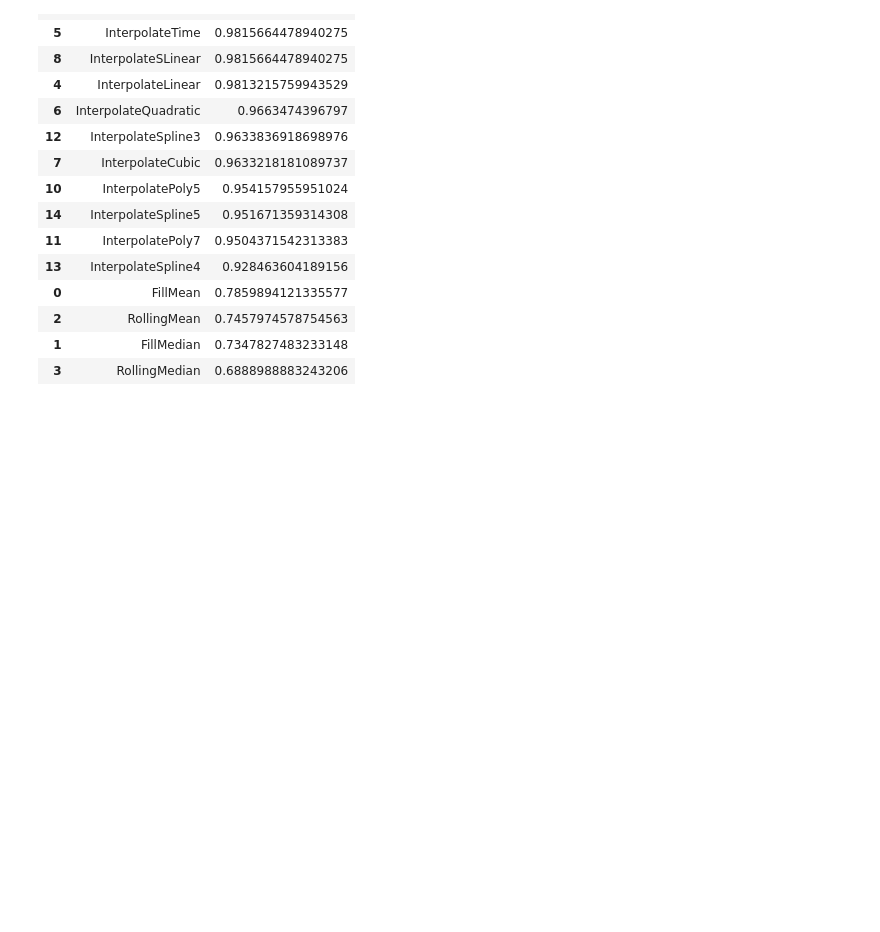
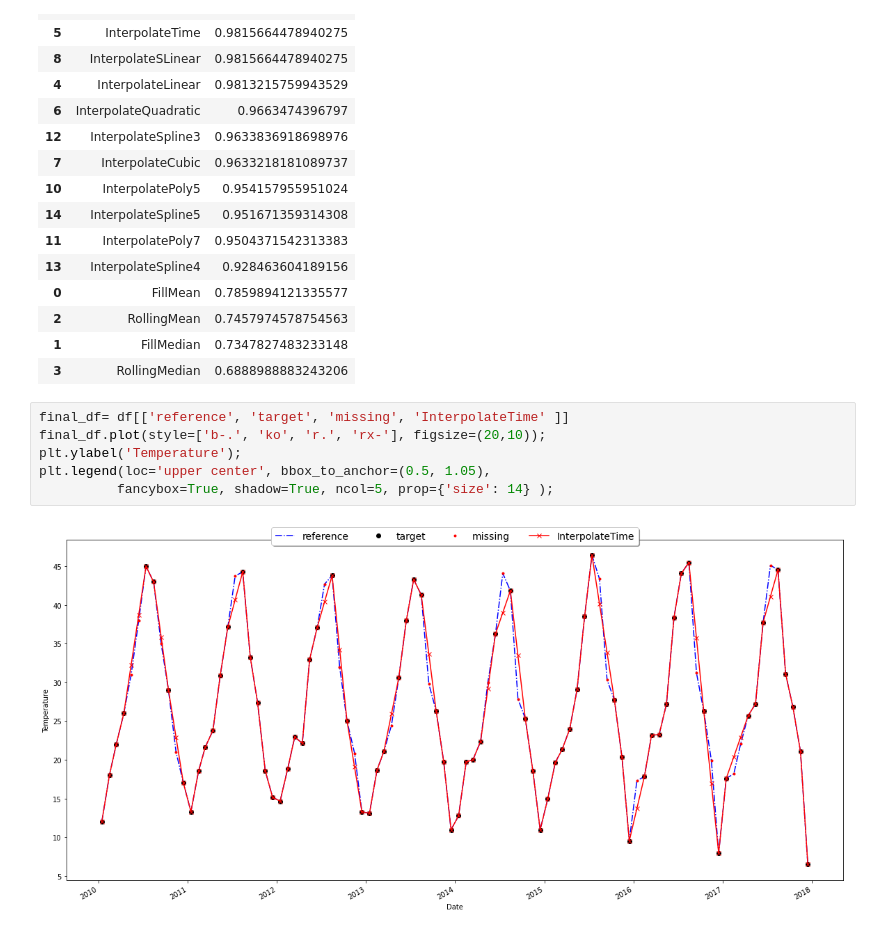
Before and after one commit to wonderbug2020/NREL_DATA_EXPLORE, a Jupyter notebook: Imputing.ipynb, the cells around one changed output. Drawn from its saved outputs; the diff is of its cells as text; blank space fills up the shorter version.

```diff
--- a/Imputing.ipynb
+++ b/Imputing.ipynb
@@ -98,3 +98,11 @@ results_df.sort_values(by='R_squared', ascending=False)
 | 2 | RollingMean | 0.7457974578754563 |
 | 1 | FillMedian | 0.7347827483233148 |
 | 3 | RollingMedian | 0.6888988883243206 |
+# %%
+final_df= df[['reference', 'target', 'missing', 'InterpolateTime' ]]
+final_df.plot(style=['b-.', 'ko', 'r.', 'rx-'], figsize=(20,10));
+plt.ylabel('Temperature');
+plt.legend(loc='upper center', bbox_to_anchor=(0.5, 1.05),
+          fancybox=True, shadow=True, ncol=5, prop={'size': 14} );
+# %% [output]
+[figure, added]
```
Also changed, not shown: 1 other file.
